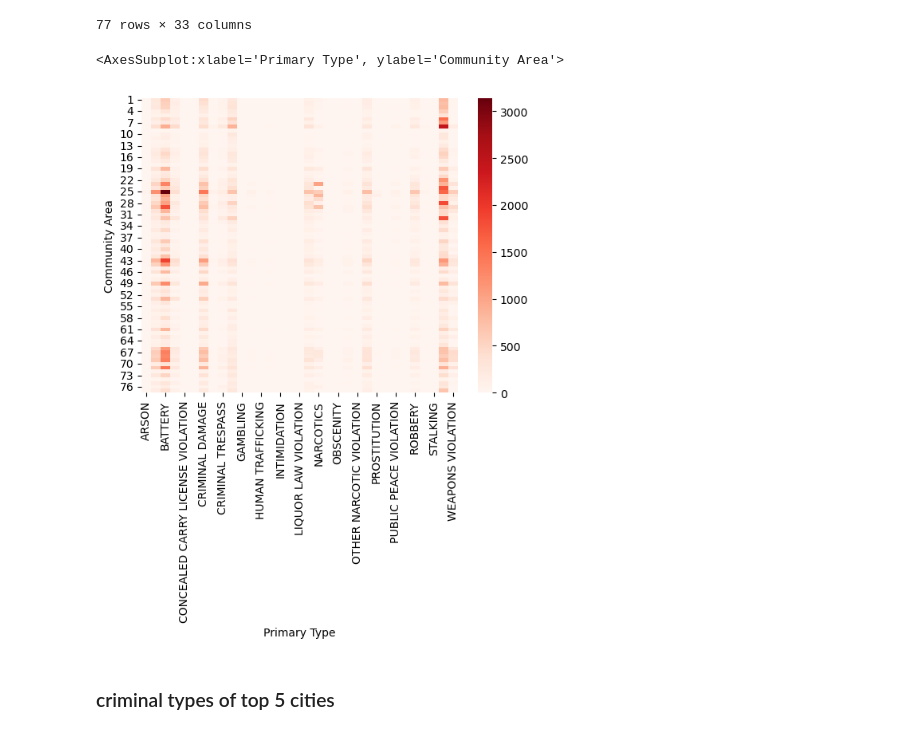
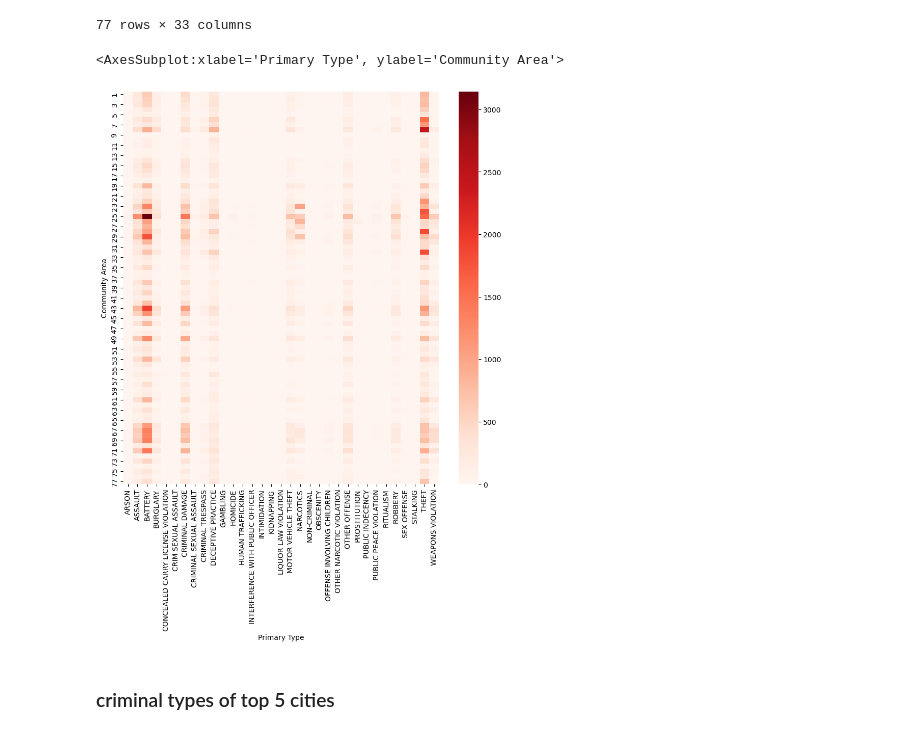
Before and after one commit to COMP5152TEAMWORK/Chicago-Crimes-Analysis, a Jupyter notebook: Chicago Crime Analysis.ipynb, the cells around one changed output. Saved outputs shown, nothing was run; the diff lists cells and outputs as text; code cells hidden in the pictures.

```diff
--- a/Chicago Crime Analysis.ipynb
+++ b/Chicago Crime Analysis.ipynb
@@ -528,11 +528,12 @@ type_area_20
 | 76 | 1.0 | 68.0 | 150.0 | 6.0 | 17.0 | 0.0 | ... |
 | 77 | 2.0 | 162.0 | 410.0 | 95.0 | 0.0 | 0.0 | ... |
 77 rows × 33 columns
-# %%
-sns.heatmap(type_area_20, cmap='Reds')
-# %% [output]
-<AxesSubplot:xlabel='Primary Type', ylabel='Community Area'>
-[figure, removed]
+# %%
+fig, ax = plt.subplots(figsize=(10, 10))
+sns.heatmap(type_area_20, cmap='Reds', ax=ax)
+# %% [output]
+<AxesSubplot:xlabel='Primary Type', ylabel='Community Area'>
+[figure, added]
 # %% [markdown]
 ### criminal types of top 5 cities
 # %%
```
